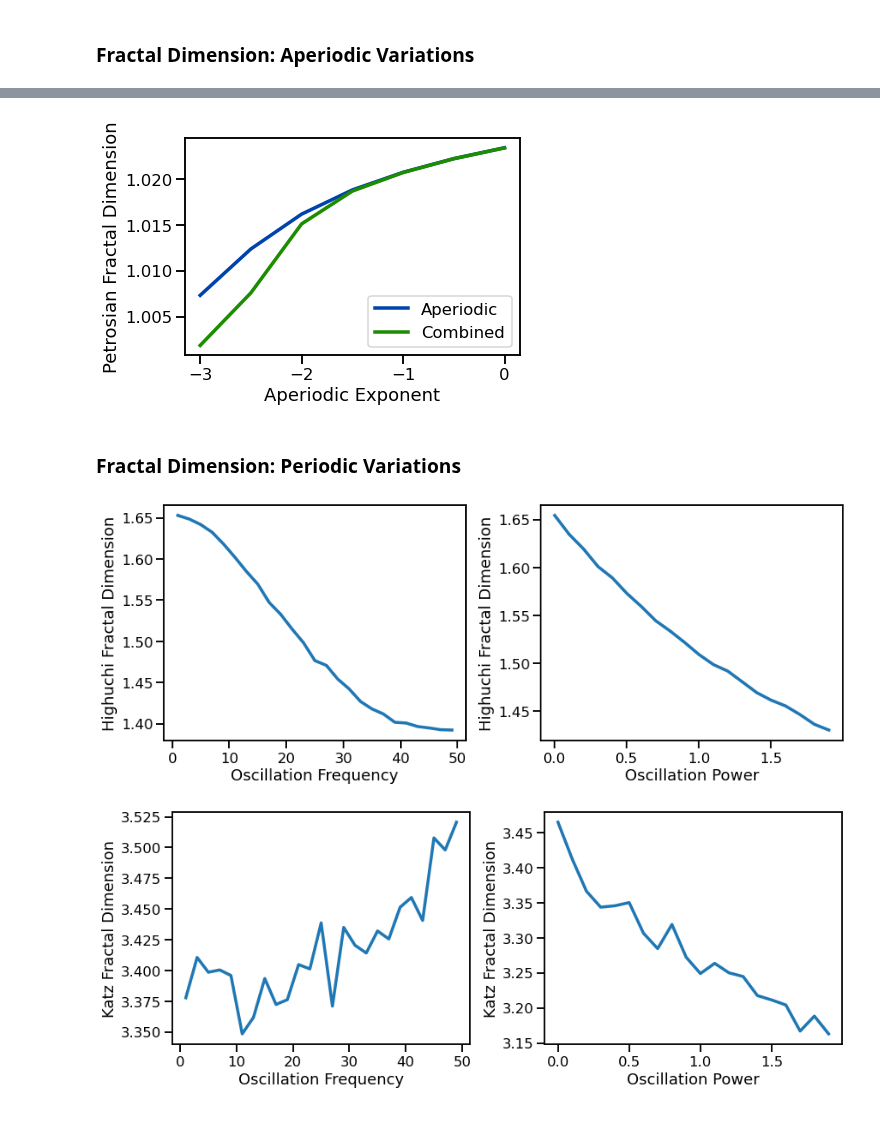
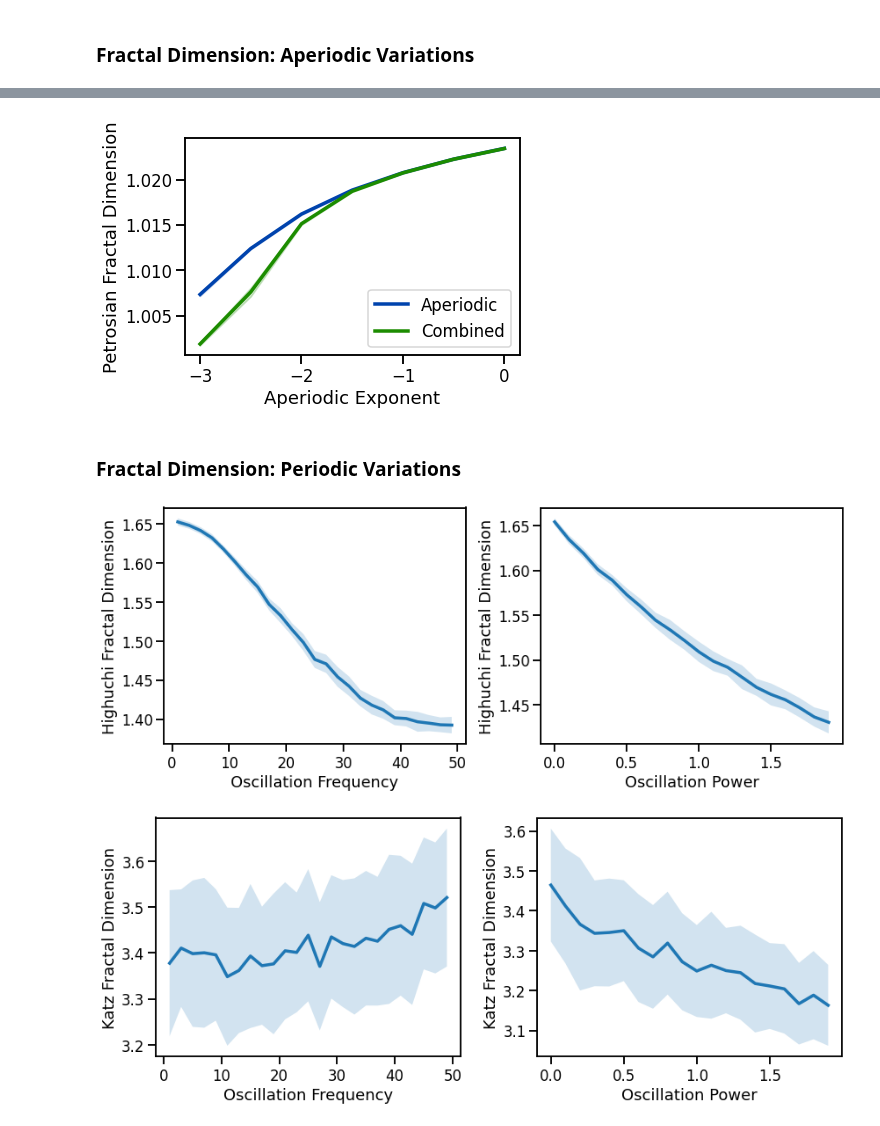
Before and after one commit to AperiodicMethods/AperiodicMethods, a Jupyter notebook: notebooks/15-Complexity.ipynb, the cells around one changed output, grey strips where cells are left out. Saved outputs shown, nothing was run; the diff lists cells and outputs as text; code cells hidden in the pictures.

```diff
--- a/notebooks/15-Complexity.ipynb
+++ b/notebooks/15-Complexity.ipynb
@@ -327,55 +345,61 @@ plot_lines(save_fig=SAVE_FIG, file_name='kfd_both', file_path='complexity')
 # %%
 # Plot Petrosian fractal dimension measures
-plot_lines(EXPS, pfd_sims_exp, color=AP_COL, label='Aperiodic')
-plot_lines(EXPS, pfd_sims_comb, color=COMB_COL, label='Combined')
+plot_lines(EXPS, pfd_sims_exp, pfd_sims_exp_var, color=AP_COL, label='Aperiodic')
+plot_lines(EXPS, pfd_sims_comb, pfd_sims_comb_var, color=COMB_COL, label='Combined')
 plot_lines(xlabel='Aperiodic Exponent', ylabel='Petrosian Fractal Dimension')
 plot_lines(save_fig=SAVE_FIG, file_name='pfd_both', file_path='complexity')
 # %% [output]
-[figure, old version]
+[figure, new version]
 # %% [markdown]
 ### Fractal Dimension: Periodic Variations
 # %%
 # Run a set of simulations, calculating fractal dimension across oscillation frequency
-hfd_sims_freq = run_sims(sim_combined, SIM_PARAMS_COMB, higuchi_fd, {},
-                         update='update_freq', values=FREQS, n_sims=N_SIMS)
+outs = run_sims(sim_combined, SIM_PARAMS_COMB, higuchi_fd, {},
+                'update_freq', FREQS, N_SIMS, var_func=np.std)
+hfd_sims_freq, hfd_sims_freq_var = outs
 
-kfd_sims_freq = run_sims(sim_combined, SIM_PARAMS_COMB, katz_fd, {},
-                         update='update_freq', values=FREQS, n_sims=N_SIMS)
+outs = run_sims(sim_combined, SIM_PARAMS_COMB, katz_fd, {},
+                'update_freq', FREQS, N_SIMS, var_func=np.std)
+kfd_sims_freq, kfd_sims_freq_var = outs
 
-pfd_sims_freq = run_sims(sim_combined, SIM_PARAMS_COMB, petrosian_fd, {},
-                         update='update_freq', values=FREQS, n_sims=N_SIMS)
+outs = run_sims(sim_combined, SIM_PARAMS_COMB, petrosian_fd, {},
+                'update_freq', FREQS, N_SIMS, var_func=np.std)
+pfd_sims_freq, pfd_sims_freq_var = outs
 # %%
 # Run a set of simulations, calculating fractal dimension across oscillation power
-hfd_sims_pow = run_sims(sim_combined, SIM_PARAMS_COMB, higuchi_fd, {},
-                        update='update_pow', values=POWERS, n_sims=N_SIMS)
+outs = run_sims(sim_combined, SIM_PARAMS_COMB, higuchi_fd, {},
+                'update_pow', POWERS, N_SIMS, var_func=np.std)
+hfd_sims_pow, hfd_sims_pow_var = outs
 
-kfd_sims_pow = run_sims(sim_combined, SIM_PARAMS_COMB, katz_fd, {},
-                        update='update_pow', values=POWERS, n_sims=N_SIMS)
+outs = run_sims(sim_combined, SIM_PARAMS_COMB, katz_fd, {},
+                'update_pow', POWERS, N_SIMS, var_func=np.std)
+kfd_sims_pow, kfd_sims_pow_var = outs
 
-pfd_sims_pow = run_sims(sim_combined, SIM_PARAMS_COMB, petrosian_fd, {},
-                        update='update_pow', values=POWERS, n_sims=N_SIMS)
+outs = run_sims(sim_combined, SIM_PARAMS_COMB, petrosian_fd, {},
+                'update_pow', POWERS, N_SIMS, var_func=np.std)
+pfd_sims_pow, pfd_sims_pow_var = outs
 # %%
 # Plot effect of oscillation variation on Higuchi fractal dimension
 fig, axes = plt.subplots(1, 2, figsize=(14, 5))
-plot_lines(FREQS, hfd_sims_freq, ax=axes[0])
+plot_lines(FREQS, hfd_sims_freq, hfd_sims_freq_var, ax=axes[0])
 plot_lines(xlabel='Oscillation Frequency', ylabel='Highuchi Fractal Dimension', ax=axes[0])
-plot_lines(POWERS, hfd_sims_pow, ax=axes[1])
+plot_lines(POWERS, hfd_sims_pow, hfd_sims_pow_var, ax=axes[1])
 plot_lines(xlabel='Oscillation Power', ylabel='Highuchi Fractal Dimension', ax=axes[1])
 plt.subplots_adjust(wspace=0.25)
 plot_lines(save_fig=SAVE_FIG, file_name='hfd_osc_both', file_path='complexity')
 # %% [output]
-[figure, old version]
+[figure, new version]
 # %%
 # Plot effect of oscillation variation on Katz fractal dimension
 fig, axes = plt.subplots(1, 2, figsize=(14, 5))
-plot_lines(FREQS, kfd_sims_freq, ax=axes[0])
+plot_lines(FREQS, kfd_sims_freq, kfd_sims_freq_var, ax=axes[0])
 plot_lines(xlabel='Oscillation Frequency', ylabel='Katz Fractal Dimension', ax=axes[0])
-plot_lines(POWERS, kfd_sims_pow, ax=axes[1])
+plot_lines(POWERS, kfd_sims_pow, kfd_sims_pow_var, ax=axes[1])
 plot_lines(xlabel='Oscillation Power', ylabel='Katz Fractal Dimension', ax=axes[1])
 plt.subplots_adjust(wspace=0.25)
 plot_lines(save_fig=SAVE_FIG, file_name='kfd_osc_both', file_path='complexity')
 # %% [output]
-[figure, old version]
+[figure, new version]
 # %%
 # Plot effect of oscillation variation on Petrosian fractal dimension
 fig, axes = plt.subplots(1, 2, figsize=(14, 5))
```
Also changed, not shown: parts of 26 cells of this notebook, 4 other files.
